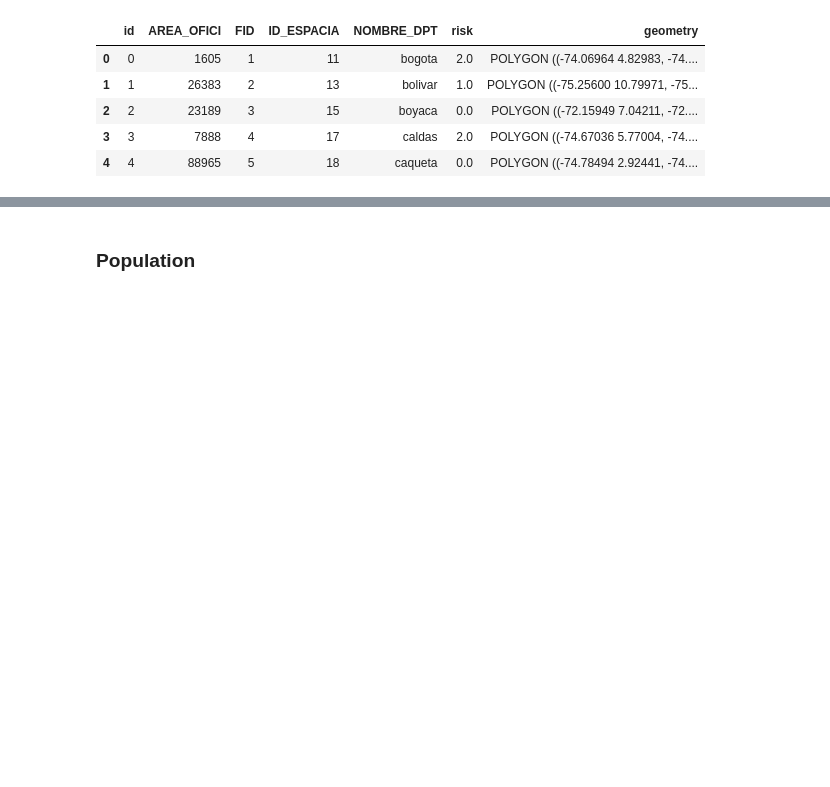
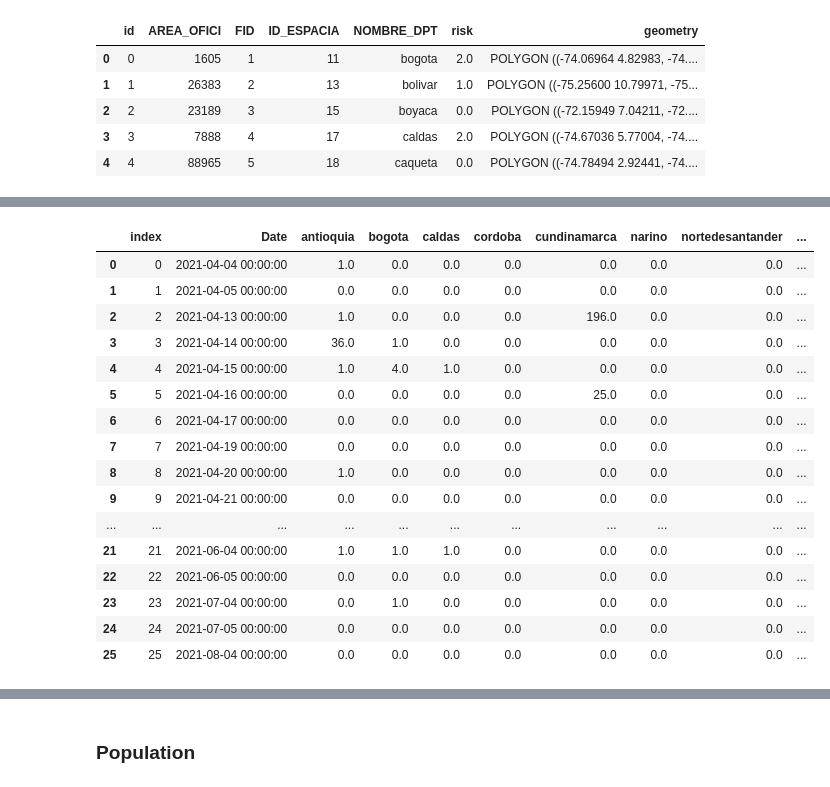
Before and after one commit to sebasmos/Mu_COV19_NASA, a Jupyter notebook: Preprocessing/Covid_dataset_alphaCovariant.ipynb, the cells around one changed output, grey strips where cells are left out. Cells and saved outputs as stored; diff of their text form; code cells hidden in the pictures; blank space fills up the shorter version.

```diff
--- a/Preprocessing/Covid_dataset_alphaCovariant.ipynb
+++ b/Preprocessing/Covid_dataset_alphaCovariant.ipynb
@@ -73,0 +138,22 @@ mutations
+# %%
+mutations = mutations.merge(spatial_data, how='inner', on=['Date'])
+mutations = mutations.reset_index()
+mutations
+# %% [output]
+|  | index | Date | antioquia | bogota | caldas | cordoba | cundinamarca | narino | nortedesantander | ... |
+| 0 | 0 | 2021-04-04 00:00:00 | 1.0 | 0.0 | 0.0 | 0.0 | 0.0 | 0.0 | 0.0 | ... |
+| 1 | 1 | 2021-04-05 00:00:00 | 0.0 | 0.0 | 0.0 | 0.0 | 0.0 | 0.0 | 0.0 | ... |
+| 2 | 2 | 2021-04-13 00:00:00 | 1.0 | 0.0 | 0.0 | 0.0 | 196.0 | 0.0 | 0.0 | ... |
+| 3 | 3 | 2021-04-14 00:00:00 | 36.0 | 1.0 | 0.0 | 0.0 | 0.0 | 0.0 | 0.0 | ... |
+| 4 | 4 | 2021-04-15 00:00:00 | 1.0 | 4.0 | 1.0 | 0.0 | 0.0 | 0.0 | 0.0 | ... |
+| 5 | 5 | 2021-04-16 00:00:00 | 0.0 | 0.0 | 0.0 | 0.0 | 25.0 | 0.0 | 0.0 | ... |
+| 6 | 6 | 2021-04-17 00:00:00 | 0.0 | 0.0 | 0.0 | 0.0 | 0.0 | 0.0 | 0.0 | ... |
+| 7 | 7 | 2021-04-19 00:00:00 | 0.0 | 0.0 | 0.0 | 0.0 | 0.0 | 0.0 | 0.0 | ... |
+| 8 | 8 | 2021-04-20 00:00:00 | 1.0 | 0.0 | 0.0 | 0.0 | 0.0 | 0.0 | 0.0 | ... |
+| 9 | 9 | 2021-04-21 00:00:00 | 0.0 | 0.0 | 0.0 | 0.0 | 0.0 | 0.0 | 0.0 | ... |
+| ... | ... | ... | ... | ... | ... | ... | ... | ... | ... | ... |
+| 21 | 21 | 2021-06-04 00:00:00 | 1.0 | 1.0 | 1.0 | 0.0 | 0.0 | 0.0 | 0.0 | ... |
+| 22 | 22 | 2021-06-05 00:00:00 | 0.0 | 0.0 | 0.0 | 0.0 | 0.0 | 0.0 | 0.0 | ... |
+| 23 | 23 | 2021-07-04 00:00:00 | 0.0 | 1.0 | 0.0 | 0.0 | 0.0 | 0.0 | 0.0 | ... |
+| 24 | 24 | 2021-07-05 00:00:00 | 0.0 | 0.0 | 0.0 | 0.0 | 0.0 | 0.0 | 0.0 | ... |
+| 25 | 25 | 2021-08-04 00:00:00 | 0.0 | 0.0 | 0.0 | 0.0 | 0.0 | 0.0 | 0.0 | ... |
```
Also changed, not shown: parts of 21 cells of this notebook, 8 other files.
